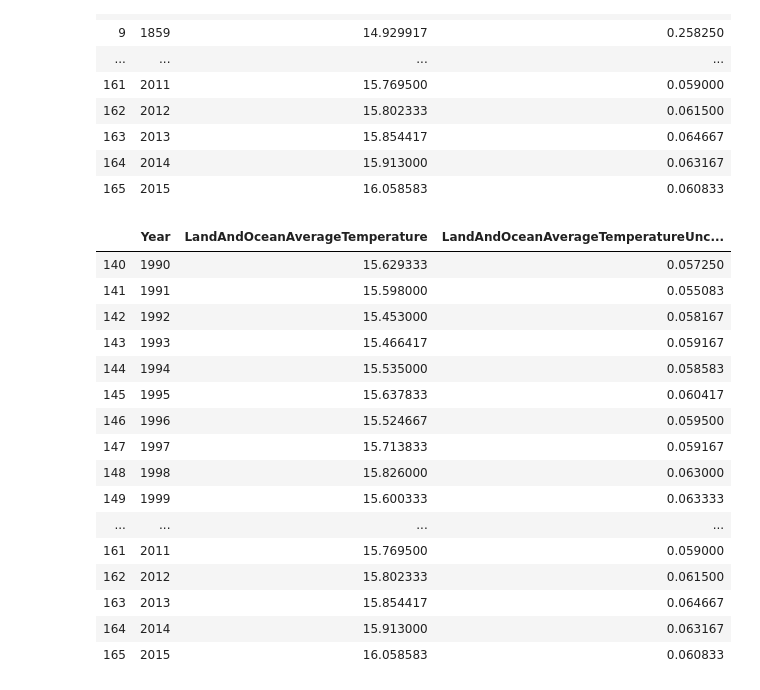
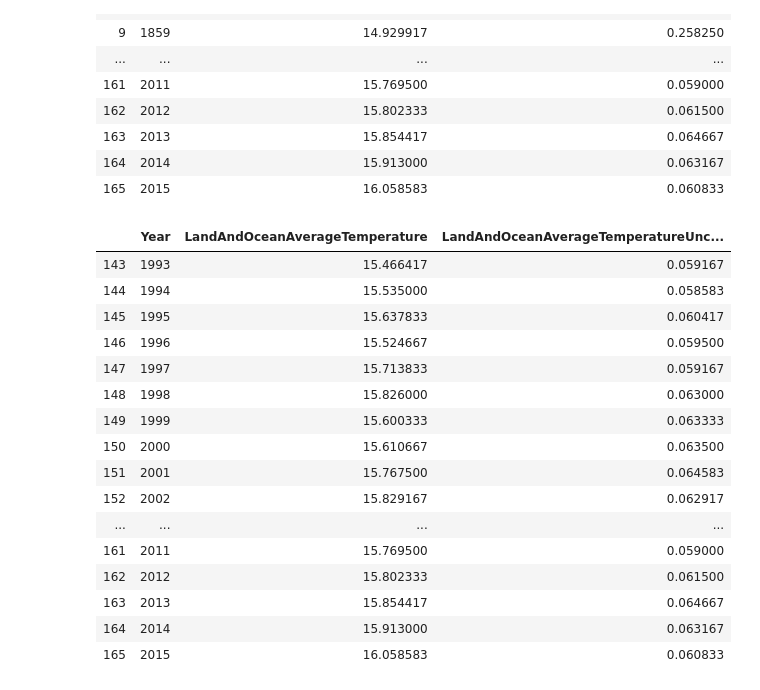
Before and after one commit to magcox5/climate_change_2038, a Jupyter notebook: Temp_Scrub.ipynb, the cells around one changed output. Drawn from its saved outputs; the diff is of its cells as text; code cells hidden in the pictures.

Commit message:
Updated temp notebook and csv

```diff
--- a/Temp_Scrub.ipynb
+++ b/Temp_Scrub.ipynb
@@ -104,14 +104,11 @@ temp_data_3
 # %%
 # Convert Year column to int, then filter for Years 1990 on
 temp_data_3['Year'] = temp_data_3['Year'].astype(str).astype(int)
-target_years = temp_data_3['Year'] >= 1990
+target_years = temp_data_3['Year'] >= 1993
 temp_data_3 = temp_data_3[target_years]
 temp_data_3
 # %% [output]
 |  | Year | LandAndOceanAverageTemperature | LandAndOceanAverageTemperatureUnc... |
-| 140 | 1990 | 15.629333 | 0.057250 |
-| 141 | 1991 | 15.598000 | 0.055083 |
-| 142 | 1992 | 15.453000 | 0.058167 |
 | 143 | 1993 | 15.466417 | 0.059167 |
 | 144 | 1994 | 15.535000 | 0.058583 |
 | 145 | 1995 | 15.637833 | 0.060417 |
@@ -119,6 +116,9 @@ temp_data_3
 | 147 | 1997 | 15.713833 | 0.059167 |
 | 148 | 1998 | 15.826000 | 0.063000 |
 | 149 | 1999 | 15.600333 | 0.063333 |
+| 150 | 2000 | 15.610667 | 0.063500 |
+| 151 | 2001 | 15.767500 | 0.064583 |
+| 152 | 2002 | 15.829167 | 0.062917 |
 | ... | ... | ... | ... |
 | 161 | 2011 | 15.769500 | 0.059000 |
 | 162 | 2012 | 15.802333 | 0.061500 |
```
Also changed, not shown: parts of 2 cells of this notebook, 1 other file.
